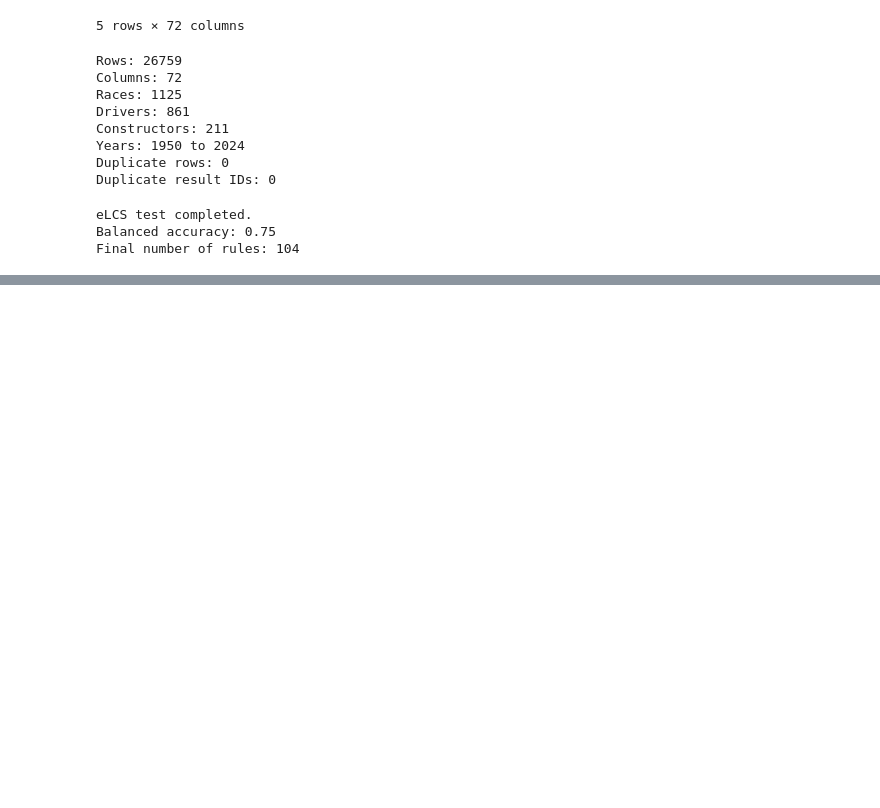
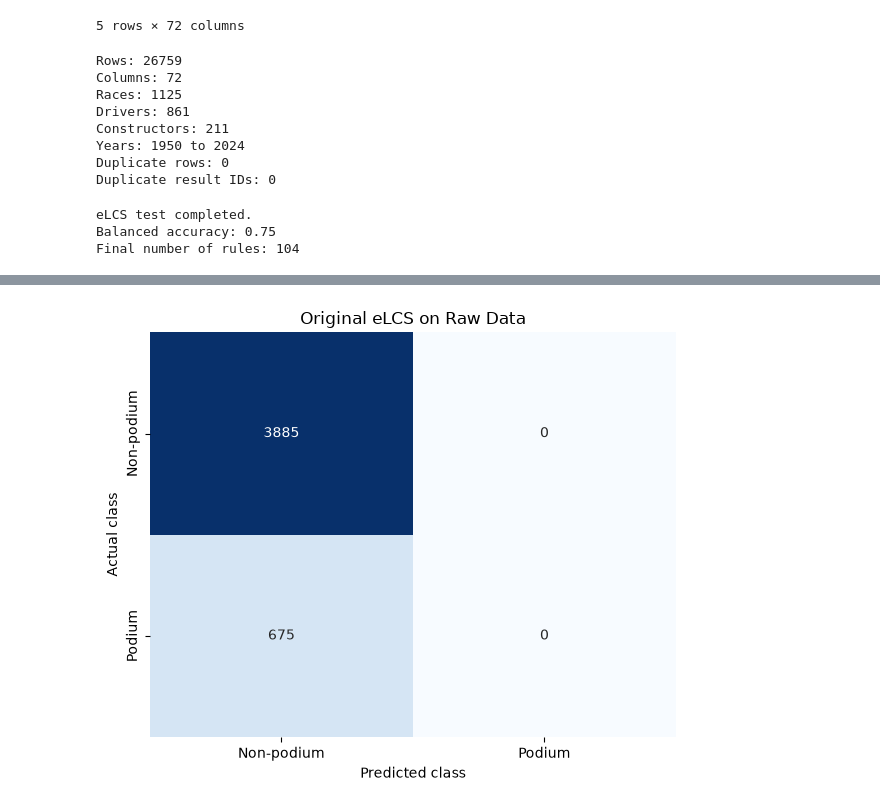
Before and after one commit to aarongoel22/Apex-Predictors-Phase-2, a Jupyter notebook: Apex_Predictors_Phase2_24257694.ipynb, the cells around one changed output, grey strips where cells are left out. Saved outputs shown, nothing was run; the diff lists cells and outputs as text; code cells hidden in the pictures; blank space fills up the shorter version.

Commit message:
I implemented raw-data eLCS baseline and evaluation

```diff
--- a/Apex_Predictors_Phase2_24257694.ipynb
+++ b/Apex_Predictors_Phase2_24257694.ipynb
@@ -71,22 +65,6 @@ RANDOM_STATE = 42
 
 random.seed(RANDOM_STATE)
 np.random.seed(RANDOM_STATE)
-# %%
-from sklearn.datasets import make_classification
-
-RANDOM_STATE = 42
-
-random.seed(RANDOM_STATE)
-np.random.seed(RANDOM_STATE)
-
-X_example, y_example = make_classification(
-    n_samples=200,
-    n_features=6,
-    n_informative=4,
-    n_redundant=0,
-    n_classes=2,
-    random_state=RANDOM_STATE
-)
 # %%
 from sklearn.datasets import make_classification
 from sklearn.model_selection import train_test_split
@@ -143,0 +550,27 @@ Final number of rules: 104
+# %%
+# Visualise the four possible classification outcomes
+plt.figure(figsize=(6, 5))
+
+sns.heatmap(
+    raw_confusion_matrix,
+    annot=True,
+    fmt="d",
+    cmap="Blues",
+    cbar=False,
+    xticklabels=[
+        "Non-podium",
+        "Podium"
+    ],
+    yticklabels=[
+        "Non-podium",
+        "Podium"
+    ]
+)
+
+plt.title("Original eLCS on Raw Data")
+plt.xlabel("Predicted class")
+plt.ylabel("Actual class")
+plt.tight_layout()
+plt.show()
+# %% [output]
+[figure, added]
```
Also changed, not shown: parts of 9 cells of this notebook.
